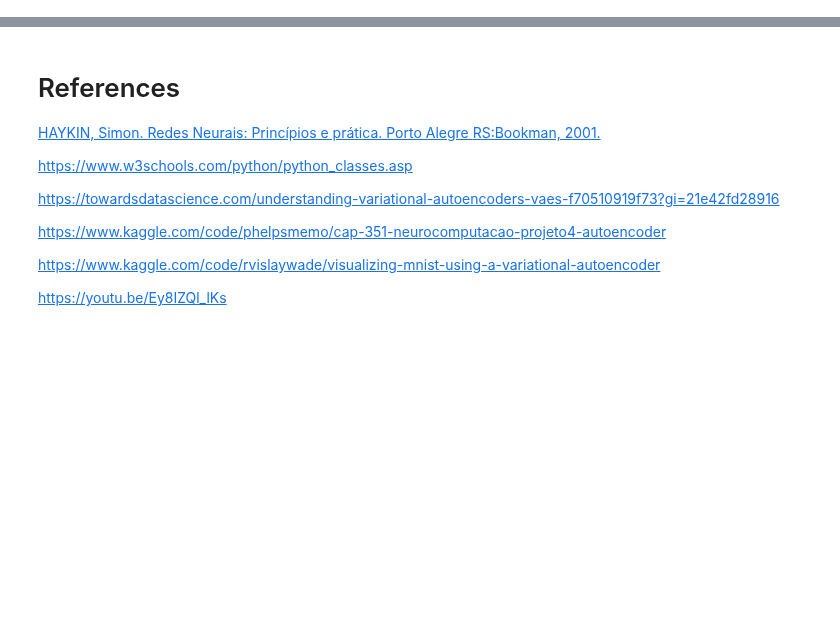
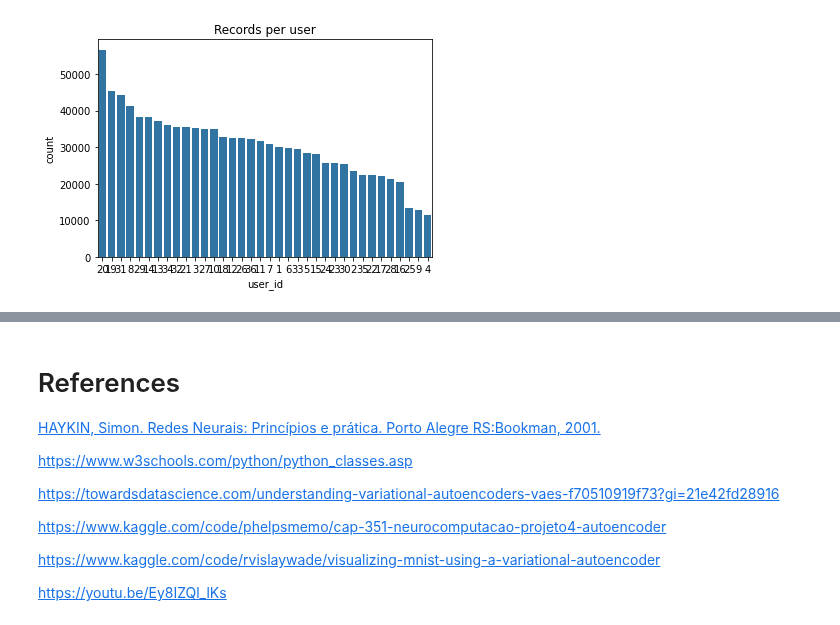
Before and after one commit to barauna-lo/Neurocomputing, a Jupyter notebook: Project_05_RNN.ipynb, the cells around one changed output, grey strips where cells are left out. Cells and saved outputs as stored; diff of their text form; code cells hidden in the pictures; blank space fills up the shorter version.

```diff
--- a/Project_05_RNN.ipynb
+++ b/Project_05_RNN.ipynb
@@ -1181,0 +64,20 @@ plt.show()
+# %%
+column_names = [
+  'user_id',
+  'activity',
+  'timestamp',
+  'x_axis',
+  'y_axis',
+  'z_axis'
+]
+
+df = pd.read_csv(
+  'WISDM_ar_v1.1/WISDM_ar_v1.1_raw.txt',
+  header=None,
+  names=column_names
+)
+
+df.z_axis.replace(regex=True, inplace=True, to_replace=r';', value=r'')
+df['z_axis'] = df.z_axis.astype(np.float64)
+df.dropna(axis=0, how='any', inplace=True)
+df.shape
@@ -1181,0 +120,8 @@ plt.show()
+# %%
+sns.countplot(x = 'user_id',
+              data = df,
+              palette=[sns.color_palette()[0]],
+              order = df.user_id.value_counts().index);
+plt.title("Records per user");
+# %% [output]
+[figure, added]
```
Also changed, not shown: parts of 92 cells of this notebook.
